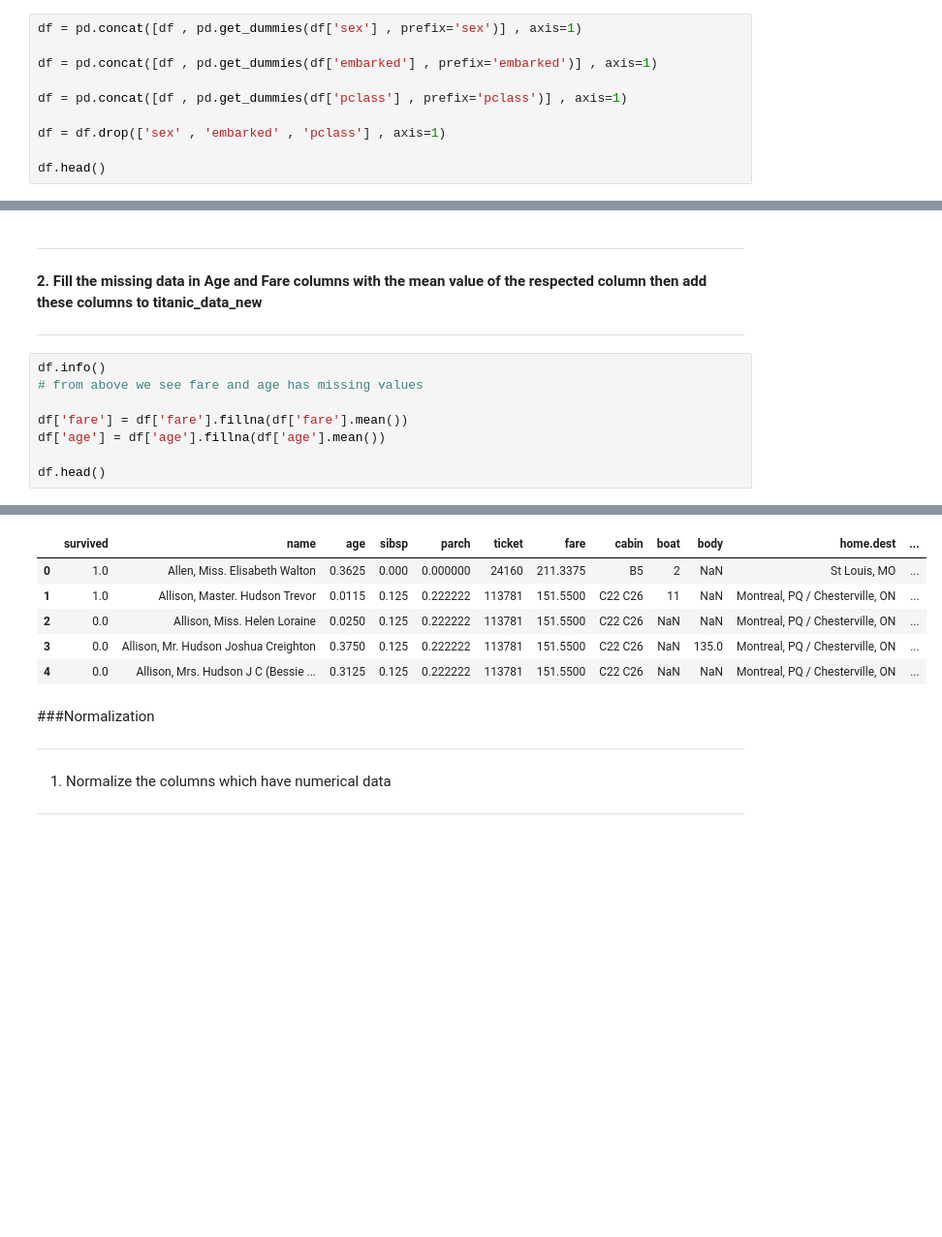
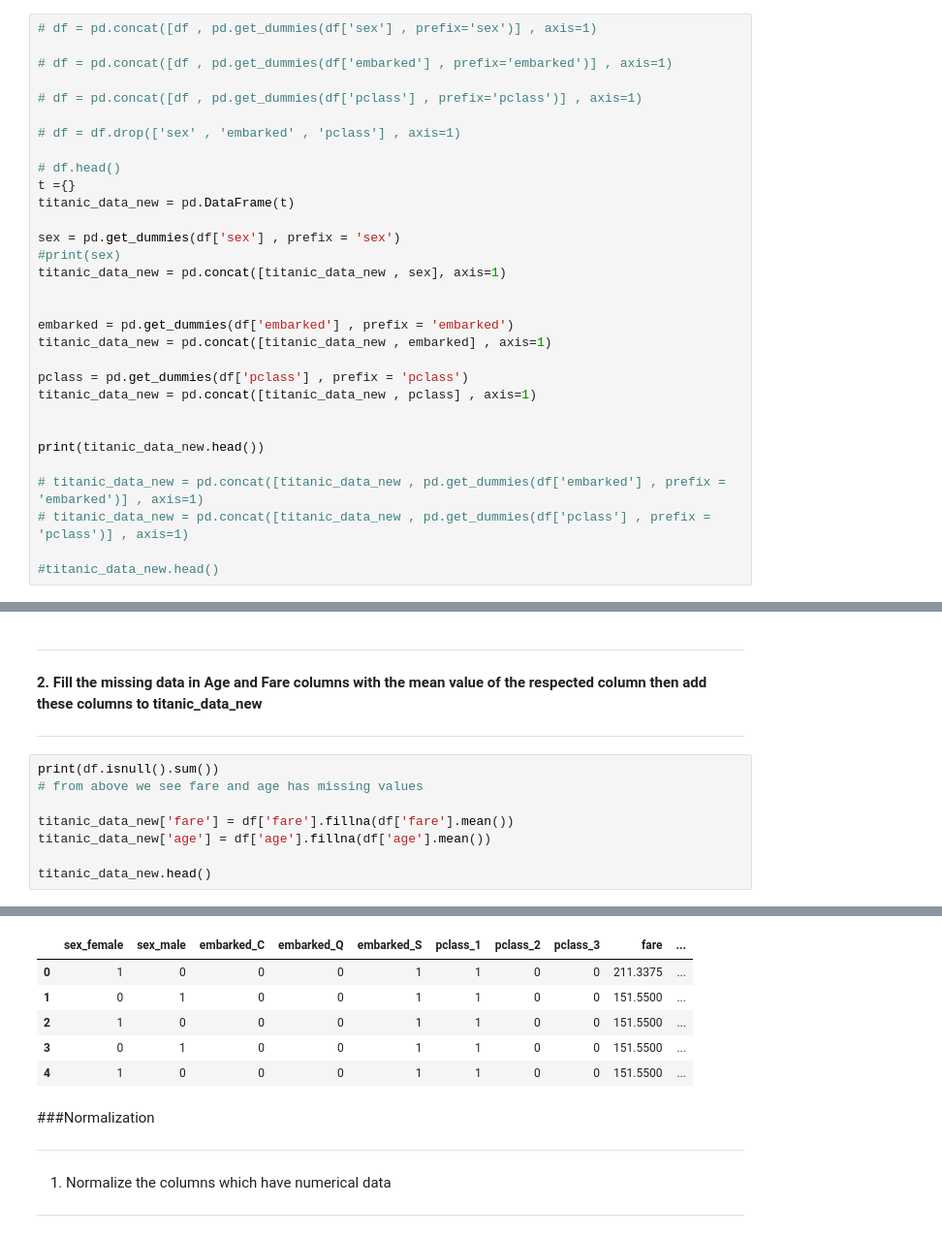
Before and after one commit to nikhilsinghh59/SHALA2020, a Jupyter notebook: Assignment_1_DS.ipynb, the cells around one changed output, grey strips where cells are left out. Shown at 97% size. Cells and saved outputs as stored; diff of their text form; blank space fills up the shorter version.

```diff
--- a/Assignment_1_DS.ipynb
+++ b/Assignment_1_DS.ipynb
@@ -107,13 +186,34 @@ df.head()
 
 ---
 # %%
-df = pd.concat([df , pd.get_dummies(df['sex'] , prefix='sex')] , axis=1)
+# df = pd.concat([df , pd.get_dummies(df['sex'] , prefix='sex')] , axis=1)
 
-df = pd.concat([df , pd.get_dummies(df['embarked'] , prefix='embarked')] , axis=1)
+# df = pd.concat([df , pd.get_dummies(df['embarked'] , prefix='embarked')] , axis=1)
 
-df = pd.concat([df , pd.get_dummies(df['pclass'] , prefix='pclass')] , axis=1)
+# df = pd.concat([df , pd.get_dummies(df['pclass'] , prefix='pclass')] , axis=1)
 
-df = df.drop(['sex' , 'embarked' , 'pclass'] , axis=1)
+# df = df.drop(['sex' , 'embarked' , 'pclass'] , axis=1)
 
-df.head()
+# df.head()
+t ={}
+titanic_data_new = pd.DataFrame(t)
+
+sex = pd.get_dummies(df['sex'] , prefix = 'sex')
+#print(sex)
+titanic_data_new = pd.concat([titanic_data_new , sex], axis=1)
+
+
+embarked = pd.get_dummies(df['embarked'] , prefix = 'embarked')
+titanic_data_new = pd.concat([titanic_data_new , embarked] , axis=1)
+
+pclass = pd.get_dummies(df['pclass'] , prefix = 'pclass')
+titanic_data_new = pd.concat([titanic_data_new , pclass] , axis=1)
+
+
+print(titanic_data_new.head())
+
+# titanic_data_new = pd.concat([titanic_data_new , pd.get_dummies(df['embarked'] , prefix = 'embarked')] , axis=1)
+# titanic_data_new = pd.concat([titanic_data_new , pd.get_dummies(df['pclass'] , prefix = 'pclass')] , axis=1)
+
+#titanic_data_new.head()
 # %% [output]
@@ -134,11 +236,11 @@ df.head()
 
 ---
 # %%
-df.info()
+print(df.isnull().sum())
 # from above we see fare and age has missing values
 
-df['fare'] = df['fare'].fillna(df['fare'].mean())
-df['age'] = df['age'].fillna(df['age'].mean())
+titanic_data_new['fare'] = df['fare'].fillna(df['fare'].mean())
+titanic_data_new['age'] = df['age'].fillna(df['age'].mean())
 
-df.head()
+titanic_data_new.head()
 # %% [output]
@@ -162,9 +262,9 @@ memory usage: 122.8+ KB
-|  | survived | name | age | sibsp | parch | ticket | fare | cabin | boat | body | home.dest | ... |
-| 0 | 1.0 | Allen, Miss. Elisabeth Walton | 0.3625 | 0.000 | 0.000000 | 24160 | 211.3375 | B5 | 2 | NaN | St Louis, MO | ... |
-| 1 | 1.0 | Allison, Master. Hudson Trevor | 0.0115 | 0.125 | 0.222222 | 113781 | 151.5500 | C22 C26 | 11 | NaN | Montreal, PQ / Chesterville, ON | ... |
-| 2 | 0.0 | Allison, Miss. Helen Loraine | 0.0250 | 0.125 | 0.222222 | 113781 | 151.5500 | C22 C26 | NaN | NaN | Montreal, PQ / Chesterville, ON | ... |
-| 3 | 0.0 | Allison, Mr. Hudson Joshua Creighton | 0.3750 | 0.125 | 0.222222 | 113781 | 151.5500 | C22 C26 | NaN | 135.0 | Montreal, PQ / Chesterville, ON | ... |
-| 4 | 0.0 | Allison, Mrs. Hudson J C (Bessie ... | 0.3125 | 0.125 | 0.222222 | 113781 | 151.5500 | C22 C26 | NaN | NaN | Montreal, PQ / Chesterville, ON | ... |
+|  | sex_female | sex_male | embarked_C | embarked_Q | embarked_S | pclass_1 | pclass_2 | pclass_3 | fare | ... |
+| 0 | 1 | 0 | 0 | 0 | 1 | 1 | 0 | 0 | 211.3375 | ... |
+| 1 | 0 | 1 | 0 | 0 | 1 | 1 | 0 | 0 | 151.5500 | ... |
+| 2 | 1 | 0 | 0 | 0 | 1 | 1 | 0 | 0 | 151.5500 | ... |
+| 3 | 0 | 1 | 0 | 0 | 1 | 1 | 0 | 0 | 151.5500 | ... |
+| 4 | 1 | 0 | 0 | 0 | 1 | 1 | 0 | 0 | 151.5500 | ... |
 # %% [markdown]
 ###Normalization
 
```
Also changed, not shown: parts of 15 cells of this notebook.
